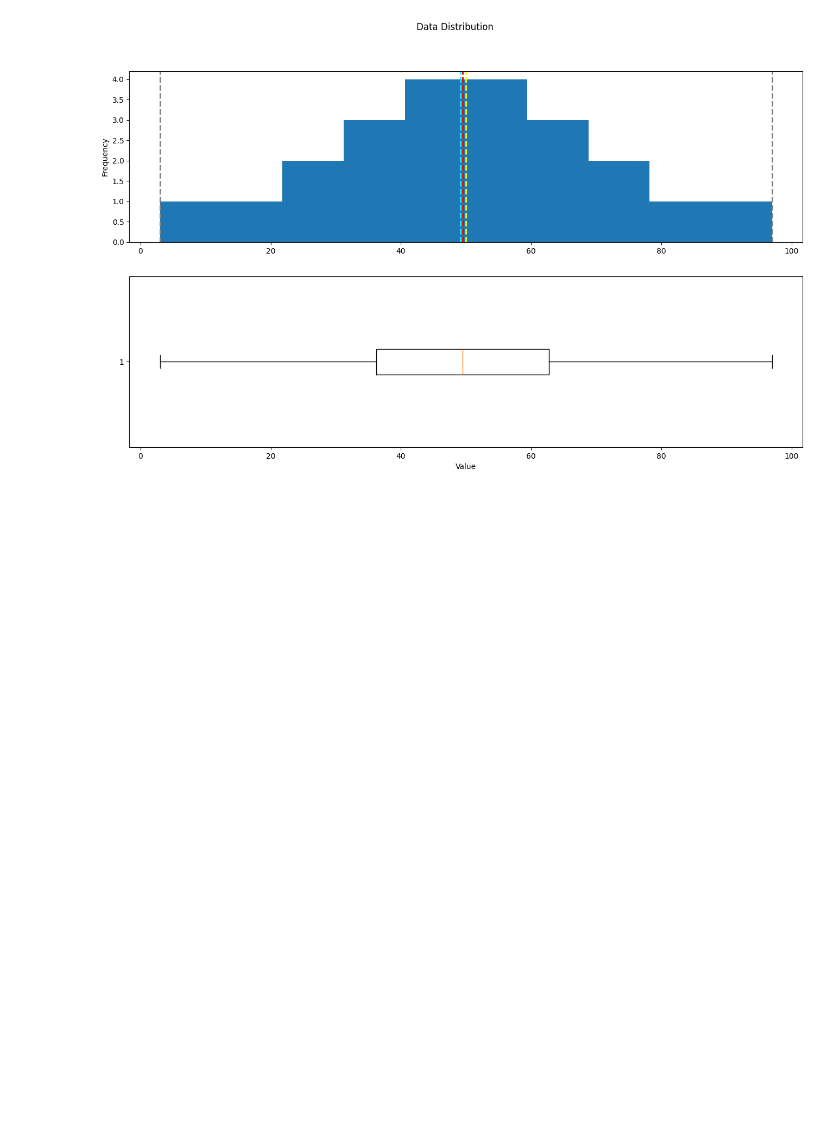
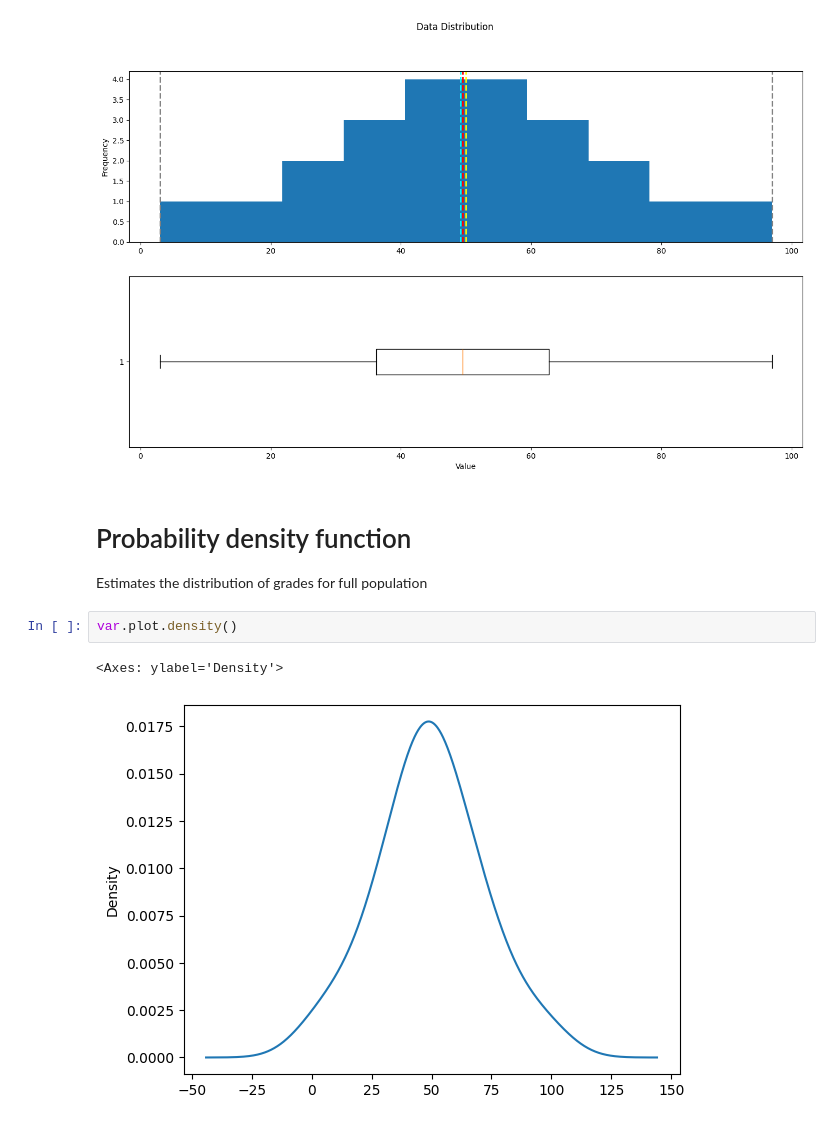
Before and after one commit to coder7475/ml-fundamentals, a Jupyter notebook: notebooks/1_data_exploration/data_exploration_with_python.ipynb, the cells around one changed output. Saved outputs shown, nothing was run; the diff lists cells and outputs as text; blank space fills up the shorter version.

```diff
--- a/notebooks/1_data_exploration/data_exploration_with_python.ipynb
+++ b/notebooks/1_data_exploration/data_exploration_with_python.ipynb
@@ -568,3 +568,12 @@ Median:49.50
 Mode:50.00.
 Maximum:97.00
 [figure]
+# %% [markdown]
+# Probability density function
+
+Estimates the distribution of grades for full population
+# %%
+var.plot.density()
+# %% [output]
+<Axes: ylabel='Density'>
+[figure, added]
```
Also changed, not shown: parts of 2 cells of this notebook.
